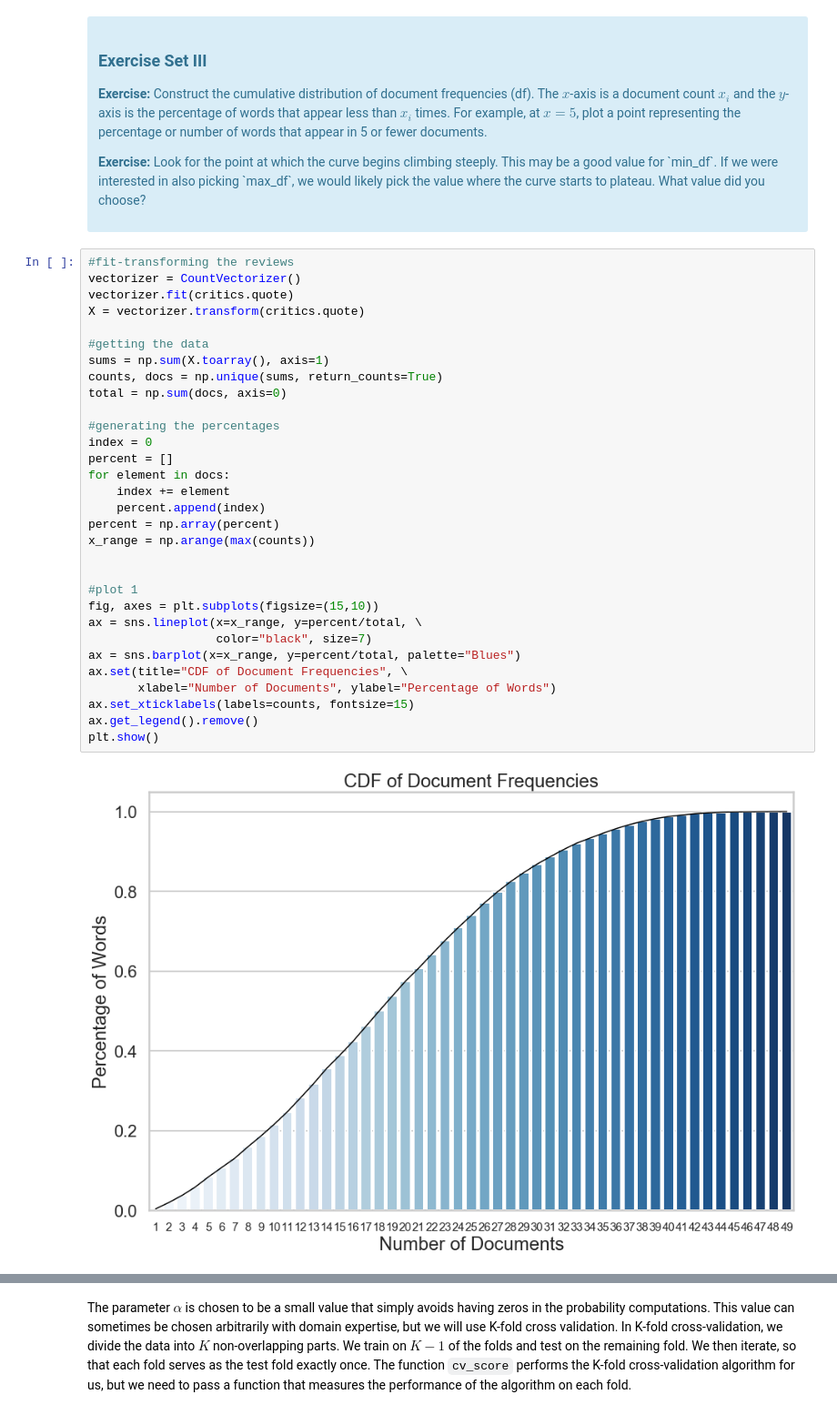
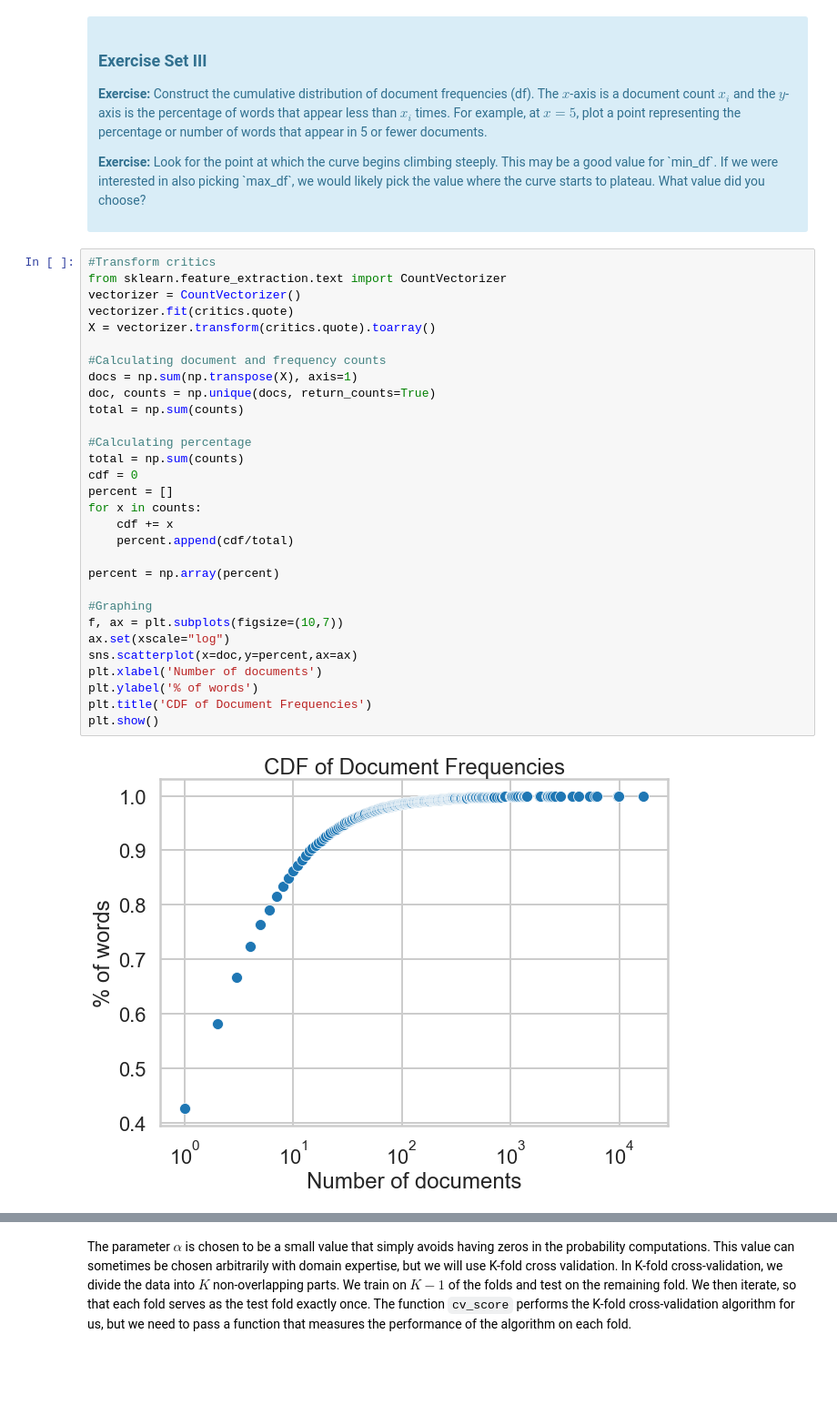
Before and after one commit to iris-anan/Machine-Learning-Projects, a Jupyter notebook: Mini_Project_Naive_Bayes.ipynb, the cells around one changed output, grey strips where cells are left out. Shown at 91% size. Drawn from its saved outputs; the diff is of its cells as text; blank space fills up the shorter version.

```diff
--- a/Mini_Project_Naive_Bayes.ipynb
+++ b/Mini_Project_Naive_Bayes.ipynb
@@ -295,37 +295,36 @@ First, let's find an appropriate value for `min_df` for the `CountVectorizer`. `
 
 <p><b>Exercise:</b> Look for the point at which the curve begins climbing steeply. This may be a good value for `min_df`. If we were interested in also picking `max_df`, we would likely pick the value where the curve starts to plateau. What value did you choose?</p>
 </div>
-# %%
-#fit-transforming the reviews
-vectorizer = CountVectorizer()
-vectorizer.fit(critics.quote)
-X = vectorizer.transform(critics.quote)
-
-#getting the data
-sums = np.sum(X.toarray(), axis=1)
-counts, docs = np.unique(sums, return_counts=True)
-total = np.sum(docs, axis=0)
-
-#generating the percentages
-index = 0
-percent = []
-for element in docs:
-    index += element
-    percent.append(index)
-percent = np.array(percent)
-x_range = np.arange(max(counts))
-
-
-#plot 1
-fig, axes = plt.subplots(figsize=(15,10))
-ax = sns.lineplot(x=x_range, y=percent/total, \
-                  color="black", size=7)
-ax = sns.barplot(x=x_range, y=percent/total, palette="Blues")
-ax.set(title="CDF of Document Frequencies", \
-       xlabel="Number of Documents", ylabel="Percentage of Words")
-ax.set_xticklabels(labels=counts, fontsize=15)
-ax.get_legend().remove()
-plt.show()
-# %% [output]
-[figure, removed]
+# %%
+#Transform critics
+from sklearn.feature_extraction.text import CountVectorizer
+vectorizer = CountVectorizer()
+vectorizer.fit(critics.quote)
+X = vectorizer.transform(critics.quote).toarray()
+
+#Calculating document and frequency counts
+docs = np.sum(np.transpose(X), axis=1)
+doc, counts = np.unique(docs, return_counts=True)
+total = np.sum(counts)
+
+#Calculating percentage
+total = np.sum(counts)
+cdf = 0
+percent = []
+for x in counts:
+    cdf += x
+    percent.append(cdf/total)
+
+percent = np.array(percent)
+
+#Graphing
+f, ax = plt.subplots(figsize=(10,7))
+ax.set(xscale="log")
+sns.scatterplot(x=doc,y=percent,ax=ax)
+plt.xlabel('Number of documents')
+plt.ylabel('% of words')
+plt.title('CDF of Document Frequencies')
+plt.show()
+# %% [output]
+[figure, added]
 # %% [markdown]
```
Also changed, not shown: parts of 12 cells of this notebook.
